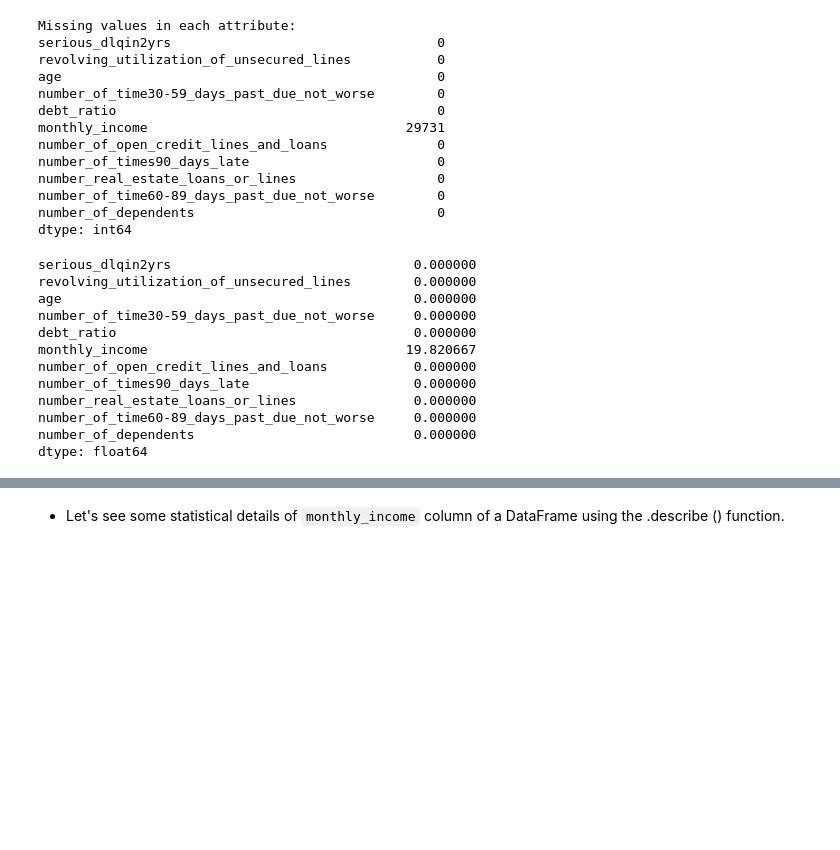
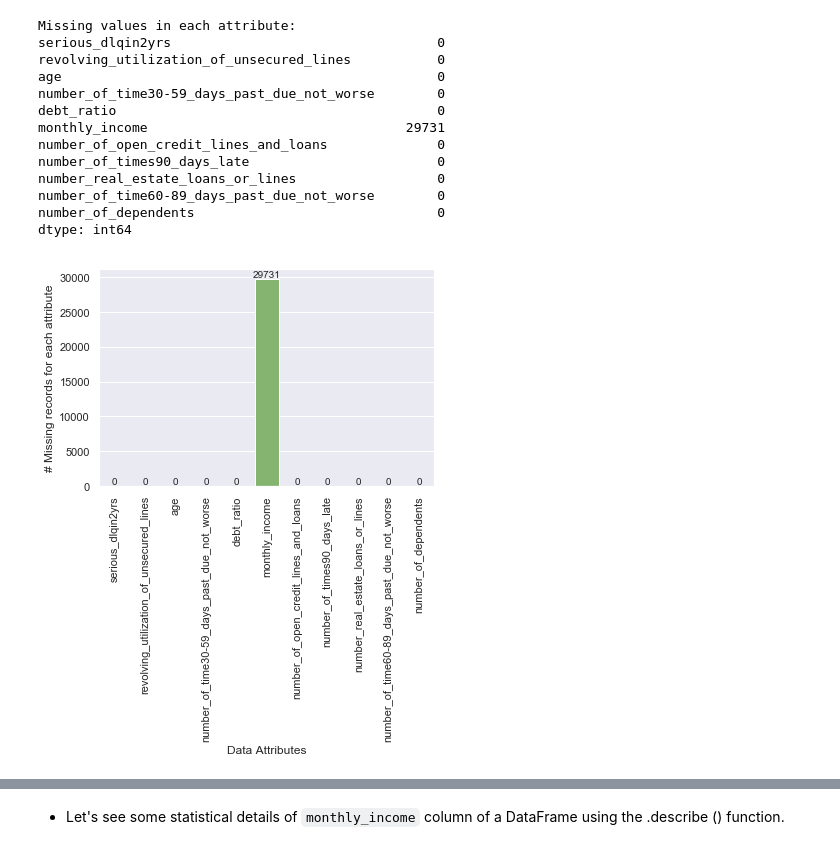
Before and after one commit to yaninaiberra/Fligoo_EDA, a Jupyter notebook: Fligoo_TechInterview_Credit.ipynb, the cells around one changed output, grey strips where cells are left out. Drawn from its saved outputs; the diff is of its cells as text; code cells hidden in the pictures; blank space fills up the shorter version.

```diff
--- a/Fligoo_TechInterview_Credit.ipynb
+++ b/Fligoo_TechInterview_Credit.ipynb
@@ -267,18 +349,22 @@ number_real_estate_loans_or_lines                  0
 number_of_time60-89_days_past_due_not_worse        0
 number_of_dependents                               0
 dtype: int64
-# %%
-borrowers.isnull().sum() / row * 100
-# %% [output]
-serious_dlqin2yrs                               0.000000
-revolving_utilization_of_unsecured_lines        0.000000
-age                                             0.000000
-number_of_time30-59_days_past_due_not_worse     0.000000
-debt_ratio                                      0.000000
-monthly_income                                 19.820667
-number_of_open_credit_lines_and_loans           0.000000
-number_of_times90_days_late                     0.000000
-number_real_estate_loans_or_lines               0.000000
-number_of_time60-89_days_past_due_not_worse     0.000000
-number_of_dependents                            0.000000
-dtype: float64
+# %%
+# Graphical representation of the missing values.
+x = borrowers.columns
+y = borrowers.isnull().sum()
+sns.set()
+sns.barplot(x,y, palette='summer')
+ax = plt.gca()
+for p in ax.patches:
+    height = p.get_height()
+    ax.text(p.get_x() + p.get_width()/2.,
+            height + 2,
+            int(height),
+            fontsize=10, ha='center', va='bottom')
+ax.set_xlabel("Data Attributes")
+ax.set_ylabel("# Missing records for each attribute")
+plt.xticks(rotation=90)
+plt.show()
+# %% [output]
+[figure, added]
```
Also changed, not shown: parts of 106 cells of this notebook.
